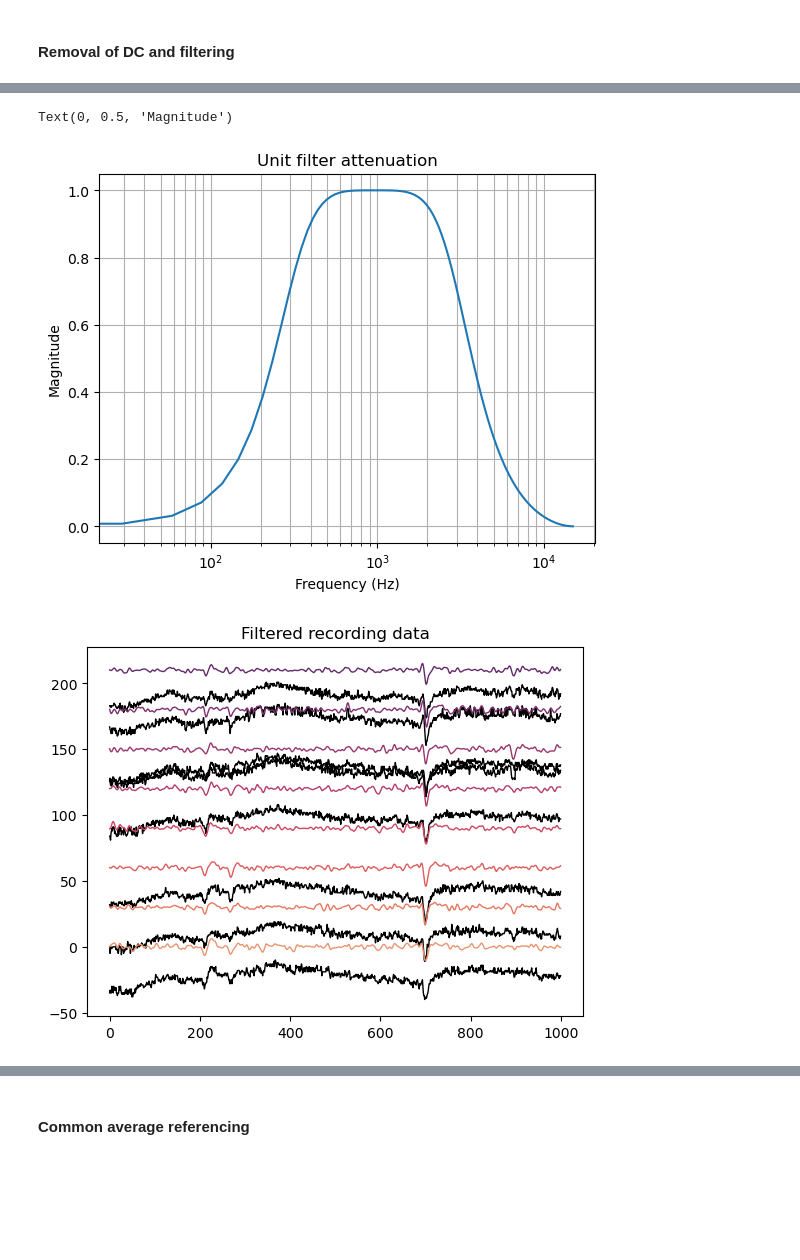
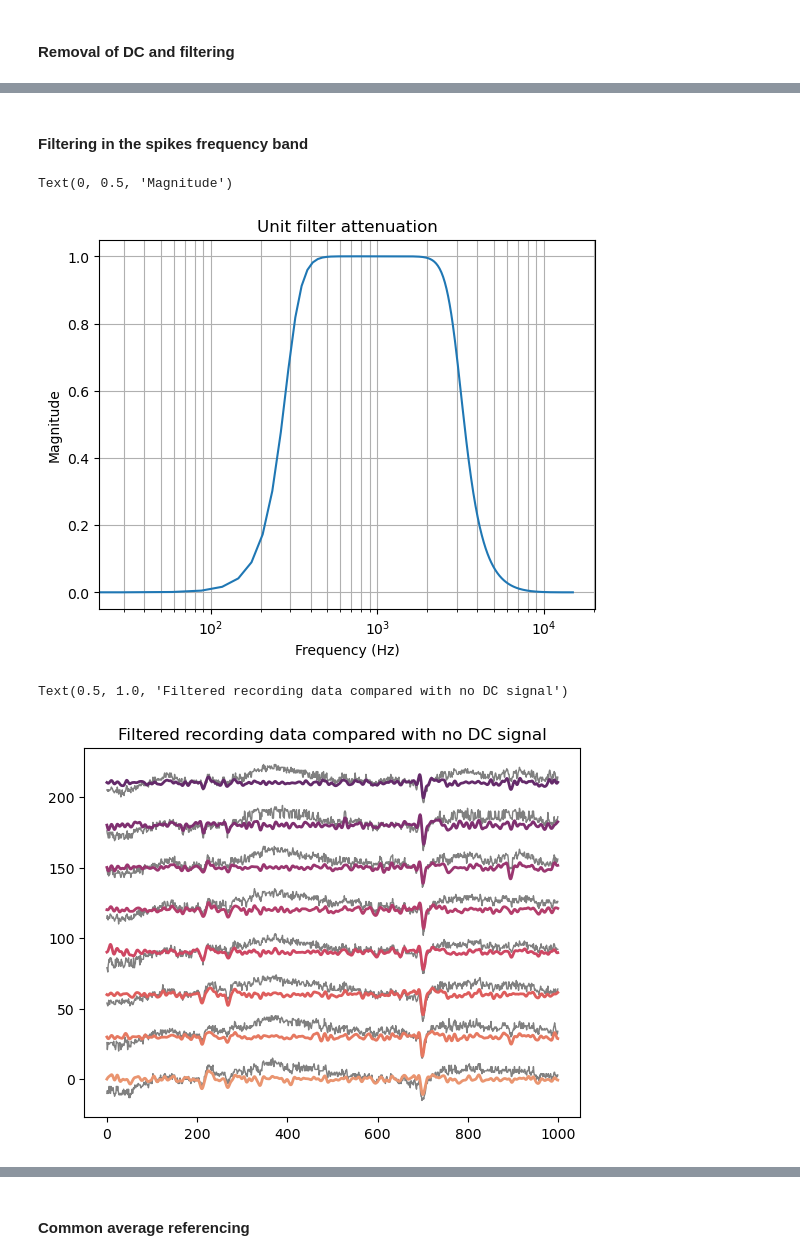
Before and after one commit to dbheadley/SpikeSortShortCourse, a Jupyter notebook: Code/ClassicSortingDemo.ipynb, the cells around one changed output, grey strips where cells are left out. Drawn from its saved outputs; the diff is of its cells as text; code cells hidden in the pictures; blank space fills up the shorter version.

Commit message:
started spike detection

```diff
--- a/Code/ClassicSortingDemo.ipynb
+++ b/Code/ClassicSortingDemo.ipynb
@@ -81,0 +74,25 @@ for x in range(chan_num):
+# %%
+# defining a plotting function since we will do a lot of plotting
+def SnipPlot(r1=[],r2=[],win=[0,1000]):
+    if len(r1)!=0:
+        ax = sns.lineplot(data=r1[win[0]:win[1],:]+np.arange(0,chan_num)*30,
+                          legend=False, linewidth=1)
+        for x in range(chan_num):
+            ax.lines[x].set_color([0.5, 0.5, 0.5])
+    else:
+        ax = []
+
+    if len(r2)!=0:
+        if not ax:
+            ax = sns.lineplot(data=r2[win[0]:win[1],:]+np.arange(0,chan_num)*30,
+                              palette='flare',legend=False, linewidth=2)
+        else:
+            ax = sns.lineplot(data=r2[win[0]:win[1],:]+np.arange(0,chan_num)*30,
+                              palette='flare',legend=False, linewidth=2, ax=ax)
+
+    for x in range(len(ax.lines)):
+        ax.lines[x].set_linestyle('-')
+
+    return ax
+
+SnipPlot(r1=rec_raw,r2=[]).set_title('Raw recording')
@@ -87,6 +115,12 @@ The raw signal has several problems. First, each channel has a different voltage
+# %% [markdown]
+#### Filtering in the spikes frequency band
 # %%
+# Define frequency passband in Hz
+f_order = 4
+f_pass = [300, 3000]
+
 # Create filter and display its properties
-b, a = butter(2, [300, 3000], 'bandpass', fs=samp_rate)
+b, a = butter(f_order, f_pass, 'bandpass', fs=samp_rate)
 w, h = freqz(b,a,fs=samp_rate)
 ax = sns.lineplot(x=w,y=np.abs(h))
 ax.set(xscale='log')
@@ -96,21 +130,13 @@ ax.set_xlabel('Frequency (Hz)')
 ax.set_ylabel('Magnitude')
 # %% [output]
 Text(0, 0.5, 'Magnitude')
-[figure, old version]
+[figure, new version]
 # %%
 # filter the signals to remove the DC, low frequency LFP, and high frequency noise
 rec_filt = filtfilt(b,a,rec_raw.T).T
 
-# plot filtered signal over original
-ax = sns.lineplot(data=rec_raw[0:1000,:]+np.arange(0,chan_num)*30,
-                  legend=False)
-ax = sns.lineplot(data=rec_filt[0:1000,:]+np.arange(0,chan_num)*30,
-                  palette='flare',legend=False, ax=ax)
-ax.set_title('Filtered recording data compared with raw signal')
-for x in range(chan_num*2):
-    if x < 8:
-        ax.lines[x].set_color('black')
-    ax.lines[x].set_linestyle('-')
-    ax.lines[x].set_linewidth(1)
+# plot filtered signal over DC offset removed signal
+SnipPlot(r1=rec_nodc,r2=rec_filt).set_title('Filtered recording data compared with no DC signal')
 # %% [output]
+Text(0.5, 1.0, 'Filtered recording data compared with no DC signal')
-[figure, old version]
+[figure, new version]
```
Also changed, not shown: parts of 16 cells of this notebook.
